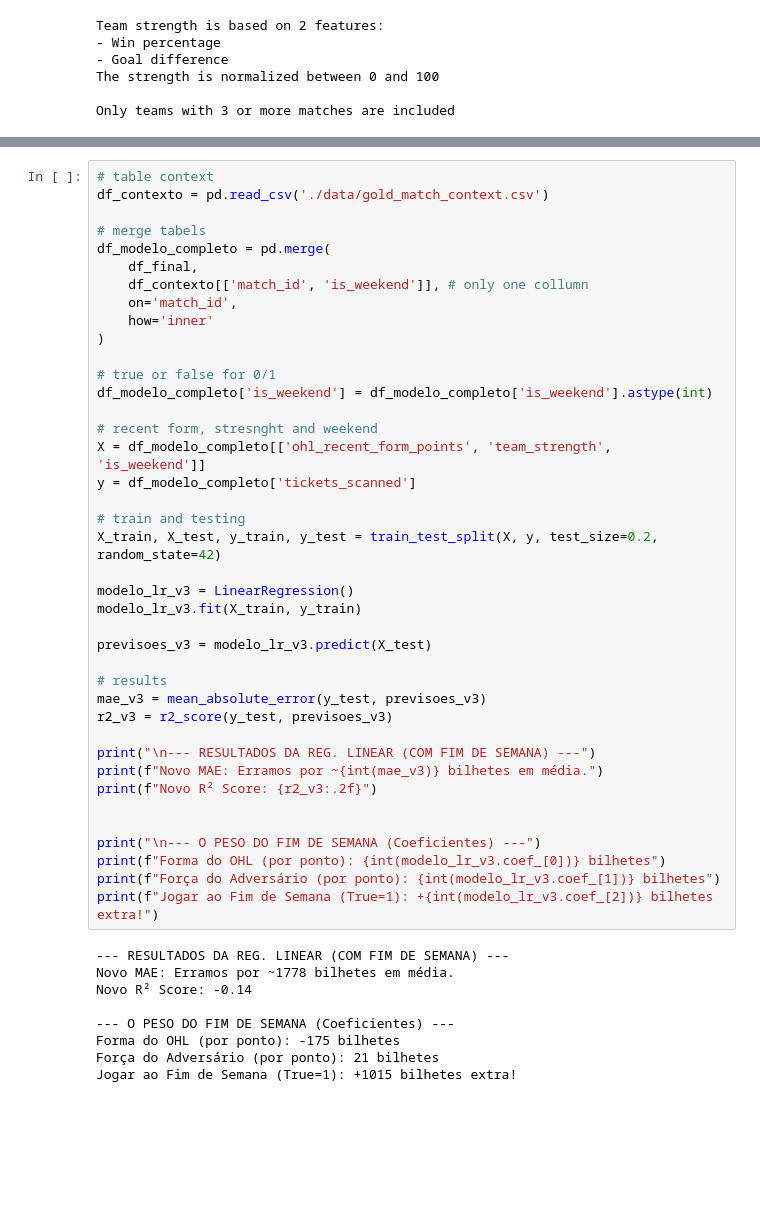
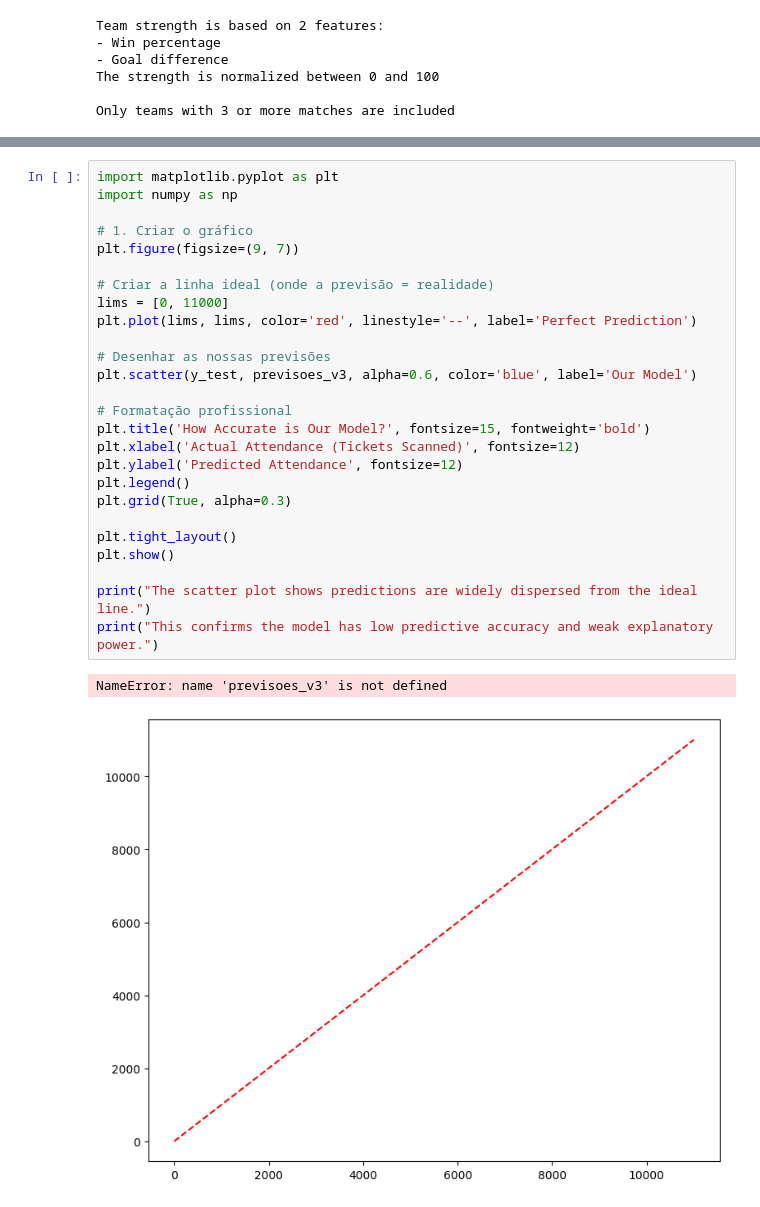
Before and after one commit to Oleksandr-Uvarov/OHL-team-16, a Jupyter notebook: ohl_recent_form_points.ipynb, the cells around one changed output, grey strips where cells are left out. Drawn from its saved outputs; the diff is of its cells as text; blank space fills up the shorter version.

```diff
--- a/ohl_recent_form_points.ipynb
+++ b/ohl_recent_form_points.ipynb
@@ -218,49 +192,29 @@ Por cada 1 PONTO EXTRA na força do adversário (0-100), ganhamos 20 espetadores
-# %%
-# table context
-df_contexto = pd.read_csv('./data/gold_match_context.csv')
-
-# merge tabels
-df_modelo_completo = pd.merge(
-    df_final,
-    df_contexto[['match_id', 'is_weekend']], # only one collumn
-    on='match_id',
-    how='inner'
-)
-
-# true or false for 0/1
-df_modelo_completo['is_weekend'] = df_modelo_completo['is_weekend'].astype(int)
-
-# recent form, stresnght and weekend
-X = df_modelo_completo[['ohl_recent_form_points', 'team_strength', 'is_weekend']]
-y = df_modelo_completo['tickets_scanned']
-
-# train and testing
-X_train, X_test, y_train, y_test = train_test_split(X, y, test_size=0.2, random_state=42)
-
-modelo_lr_v3 = LinearRegression()
-modelo_lr_v3.fit(X_train, y_train)
-
-previsoes_v3 = modelo_lr_v3.predict(X_test)
-
-# results
-mae_v3 = mean_absolute_error(y_test, previsoes_v3)
-r2_v3 = r2_score(y_test, previsoes_v3)
-
-print("\n--- RESULTADOS DA REG. LINEAR (COM FIM DE SEMANA) ---")
-print(f"Novo MAE: Erramos por ~{int(mae_v3)} bilhetes em média.")
-print(f"Novo R² Score: {r2_v3:.2f}")
-
-
-print("\n--- O PESO DO FIM DE SEMANA (Coeficientes) ---")
-print(f"Forma do OHL (por ponto): {int(modelo_lr_v3.coef_[0])} bilhetes")
-print(f"Força do Adversário (por ponto): {int(modelo_lr_v3.coef_[1])} bilhetes")
-print(f"Jogar ao Fim de Semana (True=1): +{int(modelo_lr_v3.coef_[2])} bilhetes extra!")
-# %% [output]
---- RESULTADOS DA REG. LINEAR (COM FIM DE SEMANA) ---
-Novo MAE: Erramos por ~1778 bilhetes em média.
-Novo R² Score: -0.14
-
---- O PESO DO FIM DE SEMANA (Coeficientes) ---
-Forma do OHL (por ponto): -175 bilhetes
-Força do Adversário (por ponto): 21 bilhetes
-Jogar ao Fim de Semana (True=1): +1015 bilhetes extra!
+# %%
+import matplotlib.pyplot as plt
+import numpy as np
+
+# 1. Criar o gráfico
+plt.figure(figsize=(9, 7))
+
+# Criar a linha ideal (onde a previsão = realidade)
+lims = [0, 11000]
+plt.plot(lims, lims, color='red', linestyle='--', label='Perfect Prediction')
+
+# Desenhar as nossas previsões
+plt.scatter(y_test, previsoes_v3, alpha=0.6, color='blue', label='Our Model')
+
+# Formatação profissional
+plt.title('How Accurate is Our Model?', fontsize=15, fontweight='bold')
+plt.xlabel('Actual Attendance (Tickets Scanned)', fontsize=12)
+plt.ylabel('Predicted Attendance', fontsize=12)
+plt.legend()
+plt.grid(True, alpha=0.3)
+
+plt.tight_layout()
+plt.show()
+
+print("The scatter plot shows predictions are widely dispersed from the ideal line.")
+print("This confirms the model has low predictive accuracy and weak explanatory power.")
+# %% [output]
+NameError: name 'previsoes_v3' is not defined
+[figure, added]
```
Also changed, not shown: parts of 3 cells of this notebook, 6 other files.
